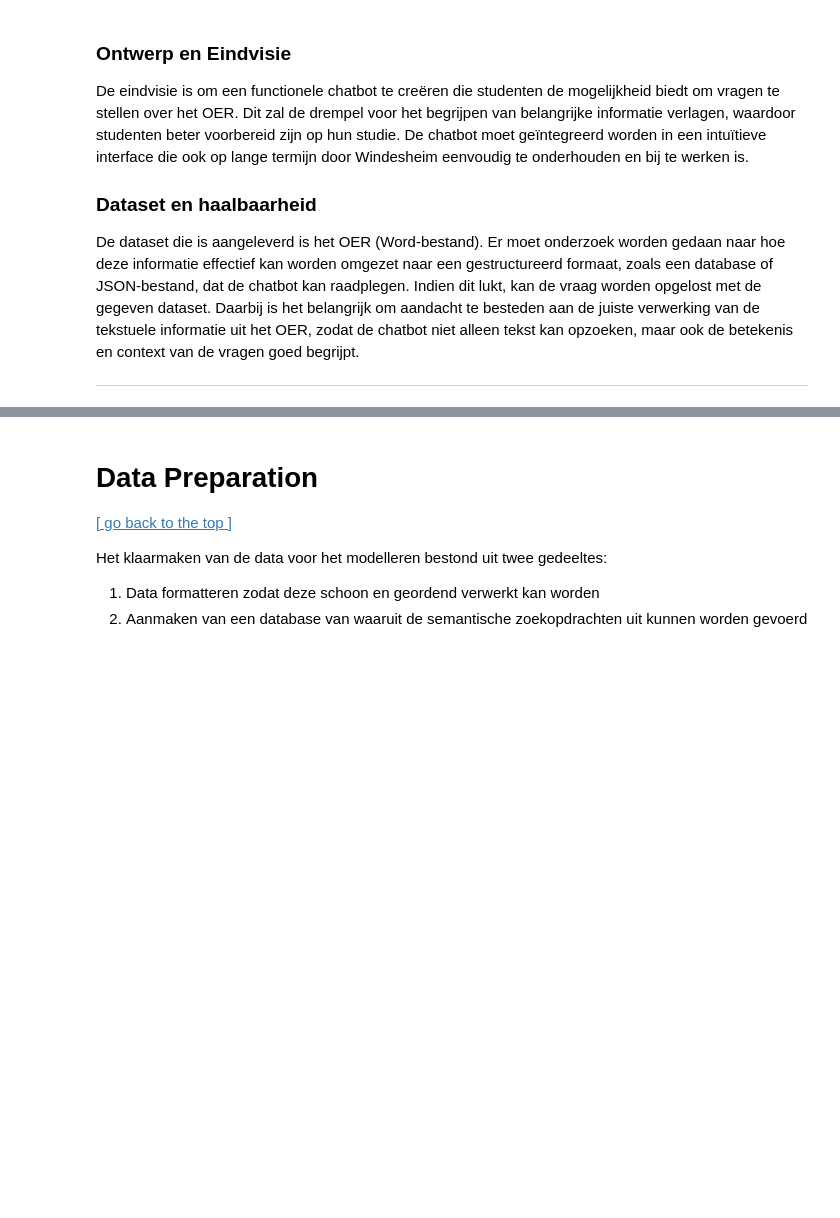
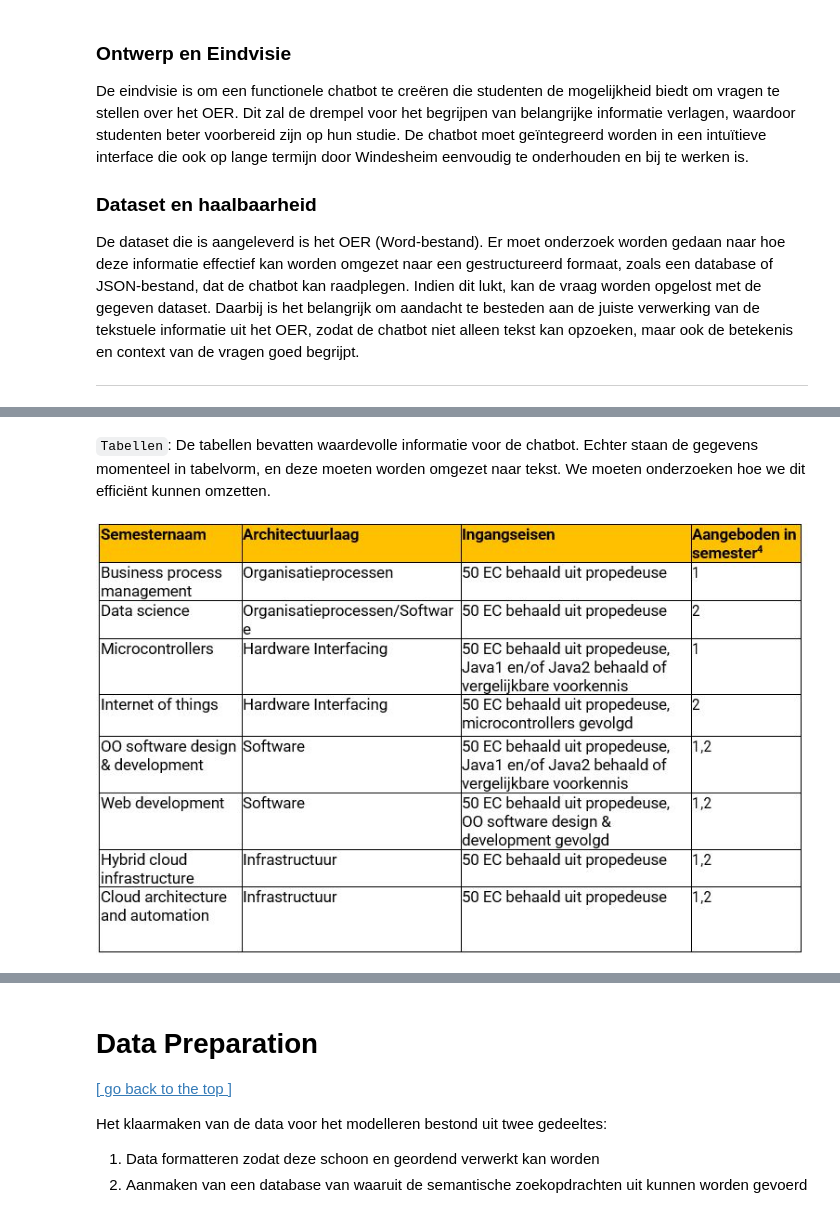
Before and after one commit to irisoer/Themaopdracht_OER, a Jupyter notebook: Notebook final/OERbotje High Five.ipynb, the cells around one changed output, grey strips where cells are left out. Cells and saved outputs as stored; diff of their text form; code cells hidden in the pictures; blank space fills up the shorter version.

```diff
--- a/Notebook final/OERbotje High Five.ipynb
+++ b/Notebook final/OERbotje High Five.ipynb
@@ -98,0 +88,6 @@ Daarnaast moeten we een snelle en effectieve manier vinden om de tabellen om te
+# %% [markdown]
+``Tabellen``: De tabellen bevatten waardevolle informatie voor de chatbot. Echter staan de gegevens momenteel in tabelvorm, en deze moeten worden omgezet naar tekst. We moeten onderzoeken hoe we dit efficiënt kunnen omzetten.
+# %%
+display(Image(filename='Afbeeldingen\Tabel.JPG'))
+# %% [output]
+[figure, added]
```
Also changed, not shown: parts of 27 cells of this notebook, 2 other files.
